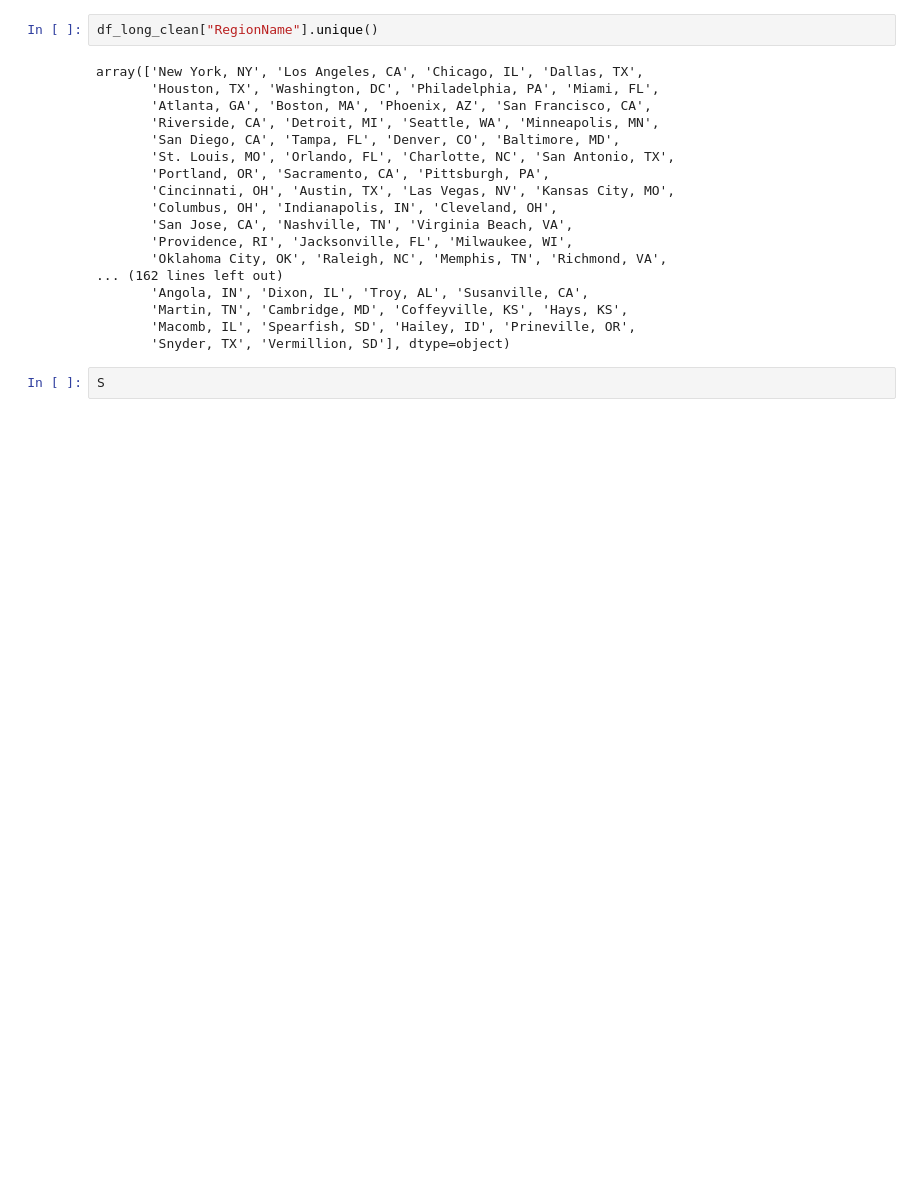
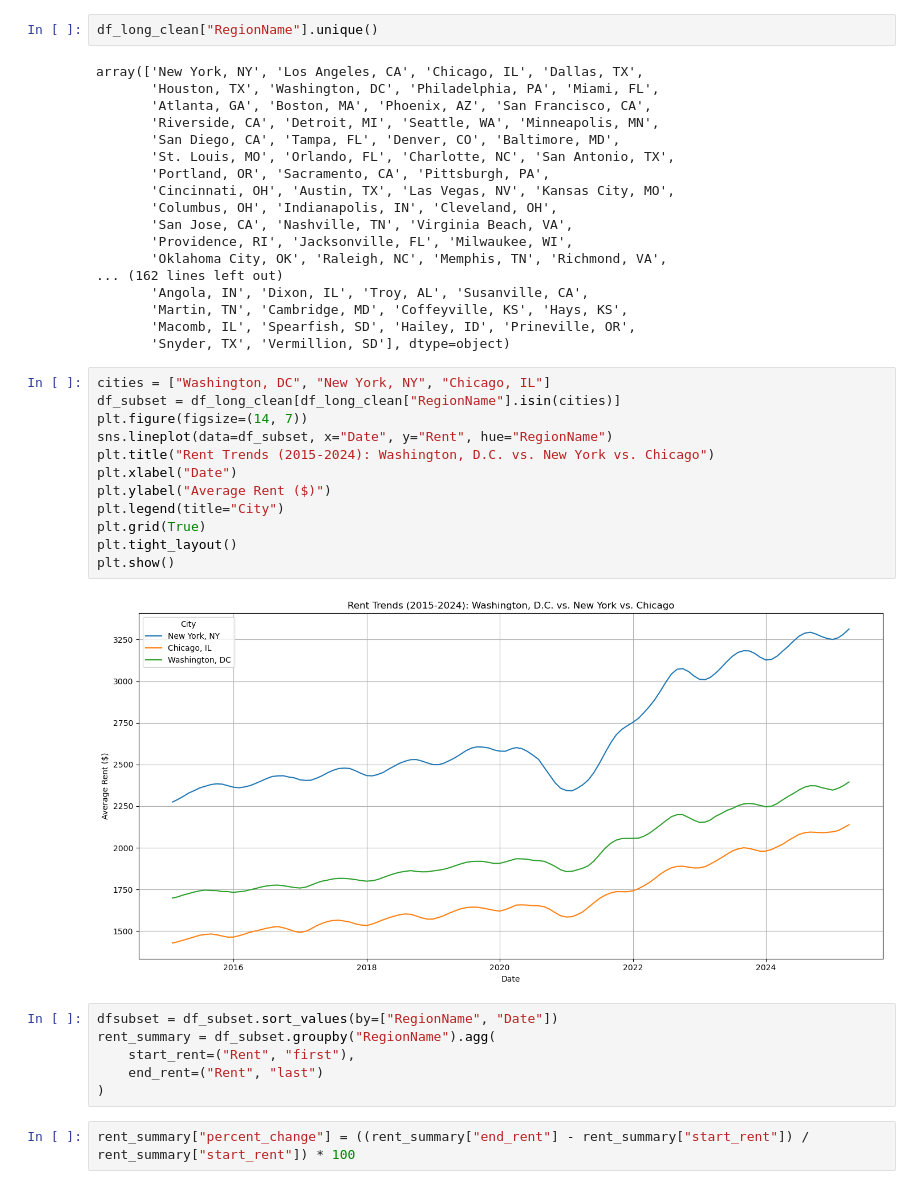
Before and after one commit to Bshaia/data-analysis-portfolio, a Jupyter notebook: rent-trends-eda/rent-trends-analysis.ipynb, the cells around one changed output. Drawn from its saved outputs; the diff is of its cells as text; blank space fills up the shorter version.

Commit message:
Calculate rent growth (2015-2024) for DC, NY, and Chicago

```diff
--- a/rent-trends-eda/rent-trends-analysis.ipynb
+++ b/rent-trends-eda/rent-trends-analysis.ipynb
@@ -142,4 +142,24 @@ array(['New York, NY', 'Los Angeles, CA', 'Chicago, IL', 'Dallas, TX',
        'Macomb, IL', 'Spearfish, SD', 'Hailey, ID', 'Prineville, OR',
        'Snyder, TX', 'Vermillion, SD'], dtype=object)
 # %%
-S
+cities = ["Washington, DC", "New York, NY", "Chicago, IL"]
+df_subset = df_long_clean[df_long_clean["RegionName"].isin(cities)]
+plt.figure(figsize=(14, 7))
+sns.lineplot(data=df_subset, x="Date", y="Rent", hue="RegionName")
+plt.title("Rent Trends (2015-2024): Washington, D.C. vs. New York vs. Chicago")
+plt.xlabel("Date")
+plt.ylabel("Average Rent ($)")
+plt.legend(title="City")
+plt.grid(True)
+plt.tight_layout()
+plt.show()
+# %% [output]
+[figure, added]
+# %%
+dfsubset = df_subset.sort_values(by=["RegionName", "Date"])
+rent_summary = df_subset.groupby("RegionName").agg(
+    start_rent=("Rent", "first"),
+    end_rent=("Rent", "last")
+)
+# %%
+rent_summary["percent_change"] = ((rent_summary["end_rent"] - rent_summary["start_rent"]) / rent_summary["start_rent"]) * 100
```
Also changed, not shown: parts of 1 cell of this notebook.
